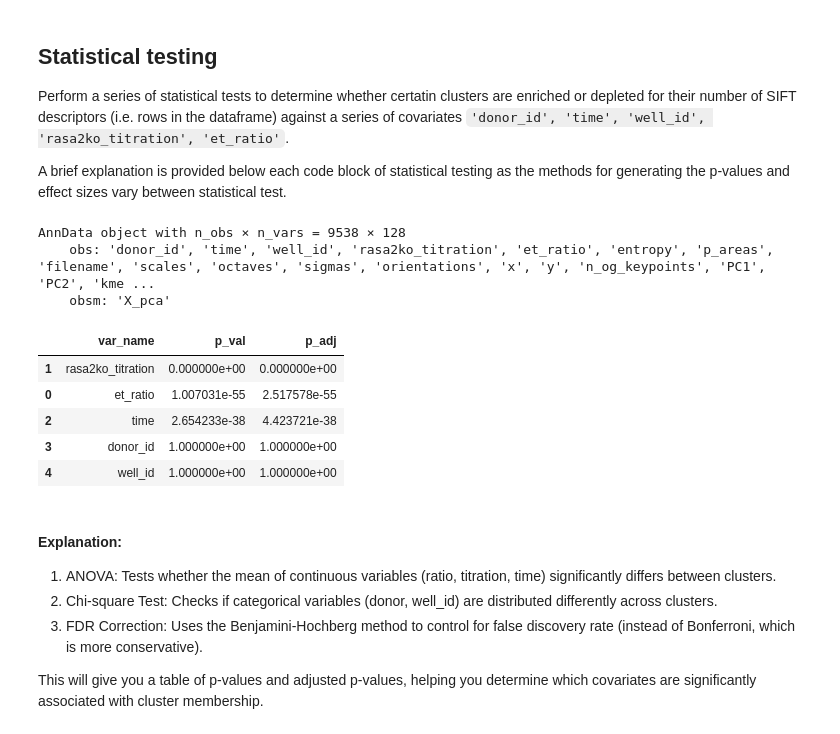
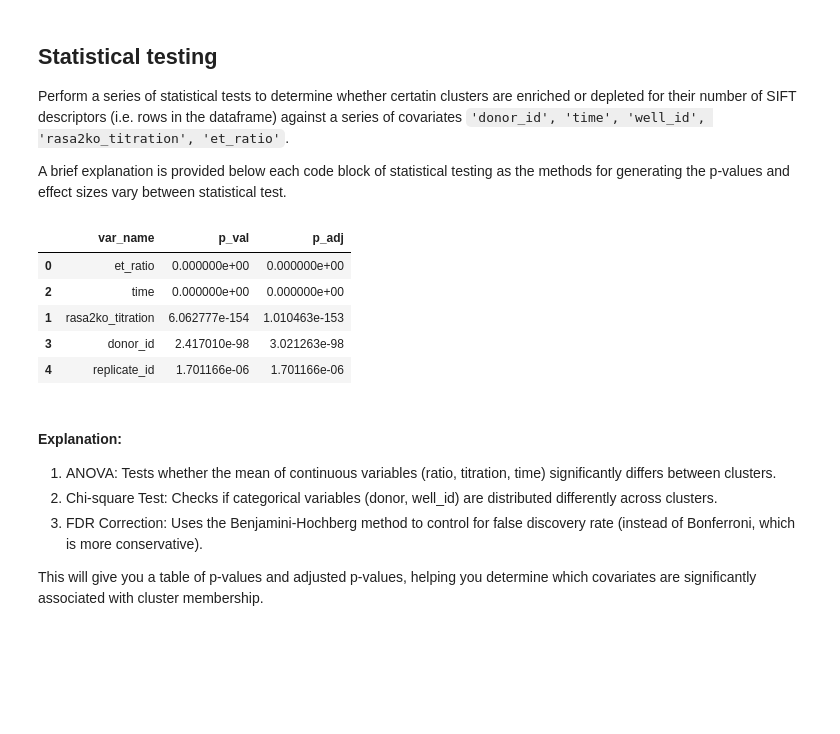
Before and after one commit to bee-hive/sflcba, a Jupyter notebook: analyze_sift_embedding.ipynb, the cells around one changed output. Cells and saved outputs as stored; diff of their text form; code cells hidden in the pictures; blank space fills up the shorter version.

```diff
--- a/analyze_sift_embedding.ipynb
+++ b/analyze_sift_embedding.ipynb
@@ -37,0 +89,32 @@ adata.obs['PC2'] = adata.obsm['X_pca'][:, 1]
+# %%
+# k-means clustering of SIFT descriptors
+k_values = np.arange(3, 11)
+
+# compute the silhouette score for each value of k on adata
+silhouettes = []
+for k in k_values:
+    colname = 'kmeans_{}'.format(k)
+    # make sure that the clustering results are in category format
+    adata.obs[colname] = adata.obs[colname].astype('category')
+    score = silhouette_score(adata.X, adata.obs[colname])
+    silhouettes.append(score)
+
+fig, ax = plt.subplots(1, 2, figsize=(6, 3), tight_layout=True)
+ax = ax.flatten()
+
+# plot the silhouette score for each value of k on adata_B4_donor1
+ax[0].plot(k_values, silhouettes)
+ax[0].set_xlabel('Number of clusters (k)')
+ax[0].set_ylabel('Silhouette score')
+ax[0].set_title('K-means clustering of SIFT descriptors')
+sns.despine(ax=ax[0])
+
+# plot the wccs score from adata.uns['kmeans_{k}] for each value of k on the entire dataset
+wccs = [ adata.uns['kmeans_{}'.format(k)]['wccs'] for k in k_values ]
+ax[1].plot(k_values, wccs)
+ax[1].set_xlabel('Number of clusters (K)')
+ax[1].set_ylabel('Sum of squared distances to cluster centers')
+ax[1].set_title('K-means clustering of SIFT descriptors')
+sns.despine(ax=ax[1])
+
+plt.show()
@@ -239,54 +272,51 @@ plt.show()
 Perform a series of statistical tests to determine whether certatin clusters are enriched or depleted for their number of SIFT descriptors (i.e. rows in the dataframe) against a series of covariates `'donor_id', 'time', 'well_id', 'rasa2ko_titration', 'et_ratio'`.
 
 A brief explanation is provided below each code block of statistical testing as the methods for generating the p-values and effect sizes vary between statistical test.
-# %%
-adata_B4_donor1
-# %% [output]
-AnnData object with n_obs × n_vars = 9538 × 128
-    obs: 'donor_id', 'time', 'well_id', 'rasa2ko_titration', 'et_ratio', 'entropy', 'p_areas', 'filename', 'scales', 'octaves', 'sigmas', 'orientations', 'x', 'y', 'n_og_keypoints', 'PC1', 'PC2', 'kme ...
-    obsm: 'X_pca'
 # %%
 
 
 # Assume df is your dataframe
-# Columns: ['et_ratio', 'rasa2ko_titration', 'time', 'donor_id', 'well_id', 'kmeans_6']
+# Columns: ['et_ratio', 'rasa2ko_titration', 'time', 'donor_id', 'well_id', 'kmeans_7']
+df = adata.obs
 
-df = adata_B4_donor1.obs
+# # Option: Downsample your data to reduce overpowered tests
+# subsample_size = 10000  # adjust as needed
+# df = df.sample(n=subsample_size)
 
 # Store p-values
 p_values = {}
 
 # 1. ANOVA for Continuous Variables (et_ratio, rasa2ko_titration, time)
 continuous_vars = ['et_ratio', 'rasa2ko_titration', 'time']
 for var in continuous_vars:
-    model = ols(f"{var} ~ C(kmeans_6)", data=df).fit()
+    model = ols(f"{var} ~ C(kmeans_7)", data=df).fit()
     anova_table = sm.stats.anova_lm(model, typ=2)  # Type 2 ANOVA
     p_values[var] = anova_table["PR(>F)"][0]  # Extract p-value
 
 # 2. Chi-square Test for Categorical Variables (donor_id, well_id)
-categorical_vars = ['donor_id', 'well_id']
+categorical_vars = ['donor_id', 'replicate_id']
 for var in categorical_vars:
-    contingency_table = pd.crosstab(df[var], df["kmeans_6"])
+    contingency_table = pd.crosstab(df[var], df["kmeans_7"])
     chi2, p, dof, expected = stats.chi2_contingency(contingency_table)
     p_values[var] = p
 
 # 3. Multiple Testing Correction (FDR using Benjamini-Hochberg)
 p_vals_corrected = multipletests(list(p_values.values()), method='fdr_bh')[1]
 
 # Create a results DataFrame
 results = pd.DataFrame({'var_name': p_values.keys(), 'p_val': p_values.values(), 'p_adj': p_vals_corrected})
 
 # Sort results by adjusted p-value
 results = results.sort_values(by='p_adj')
 
 results
 # %% [output]
 |  | var_name | p_val | p_adj |
-| 1 | rasa2ko_titration | 0.000000e+00 | 0.000000e+00 |
-| 0 | et_ratio | 1.007031e-55 | 2.517578e-55 |
-| 2 | time | 2.654233e-38 | 4.423721e-38 |
-| 3 | donor_id | 1.000000e+00 | 1.000000e+00 |
-| 4 | well_id | 1.000000e+00 | 1.000000e+00 |
+| 0 | et_ratio | 0.000000e+00 | 0.000000e+00 |
+| 2 | time | 0.000000e+00 | 0.000000e+00 |
+| 1 | rasa2ko_titration | 6.062777e-154 | 1.010463e-153 |
+| 3 | donor_id | 2.417010e-98 | 3.021263e-98 |
+| 4 | replicate_id | 1.701166e-06 | 1.701166e-06 |
 # %% [markdown]
 #### Explanation:
 1. ANOVA: Tests whether the mean of continuous variables (ratio, titration, time) significantly differs between clusters.
```
Also changed, not shown: parts of 36 cells of this notebook.
